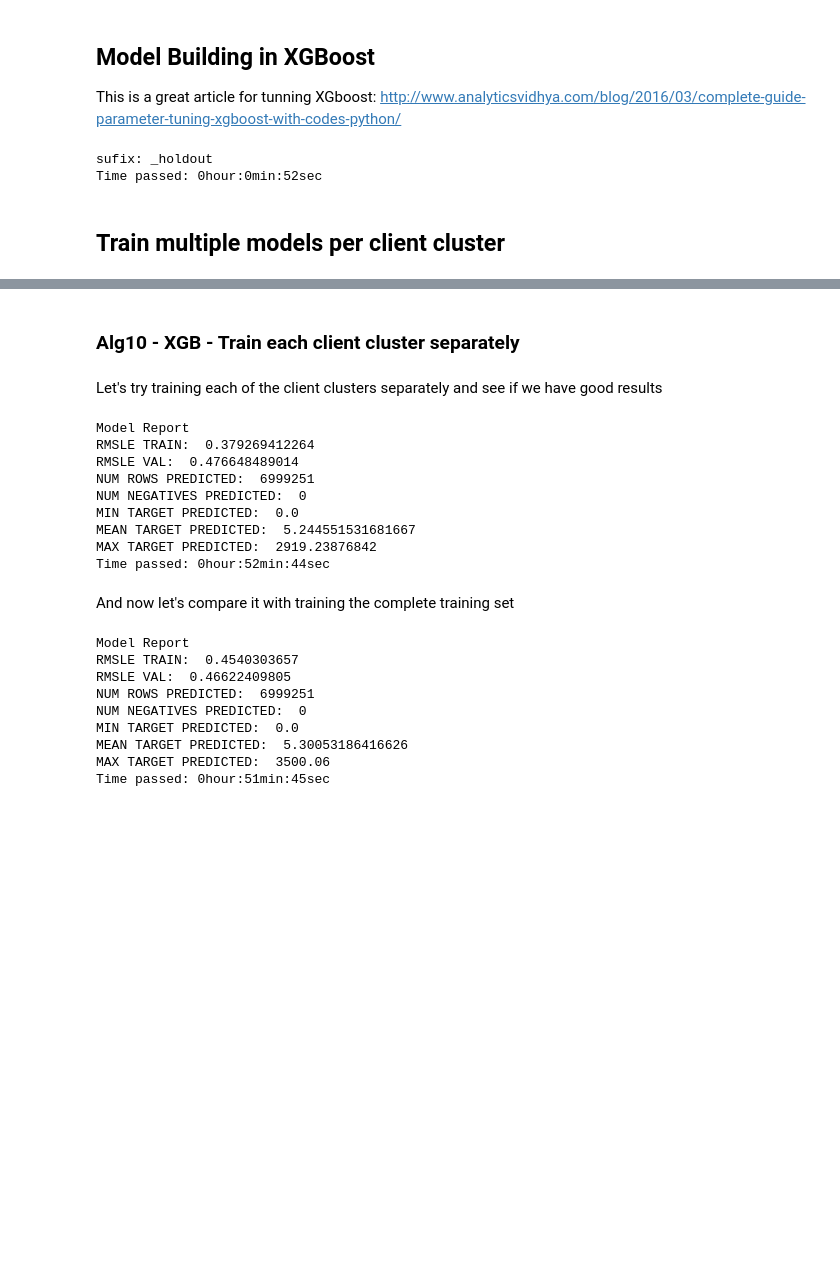
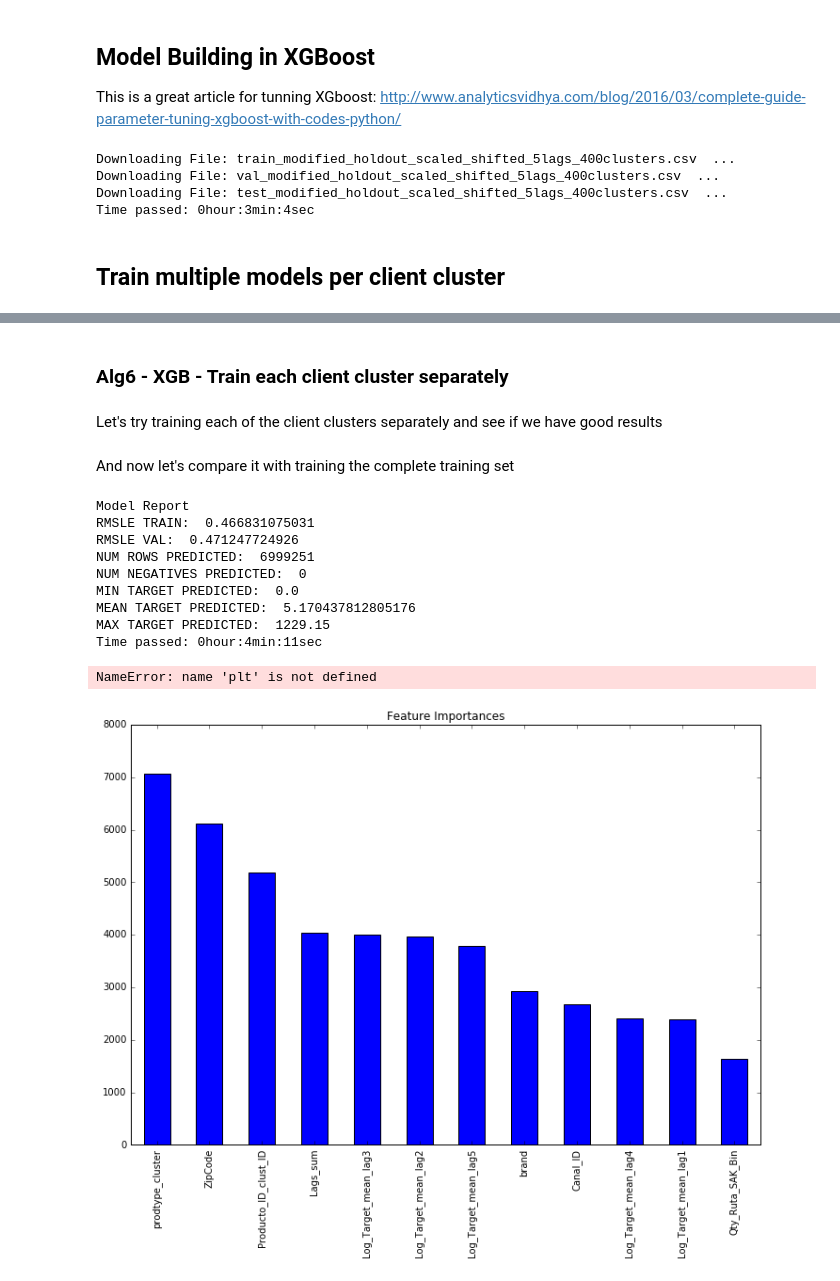
Before and after one commit to pablomarin/kaggle-bimbo, a Jupyter notebook: Step3-Modeling-XGboost.ipynb, the cells around one changed output, grey strips where cells are left out. Saved outputs shown, nothing was run; the diff lists cells and outputs as text; code cells hidden in the pictures; blank space fills up the shorter version.

```diff
--- a/Step3-Modeling-XGboost.ipynb
+++ b/Step3-Modeling-XGboost.ipynb
@@ -39,12 +39,26 @@ scale_numericals=False
+# %%
+#Let's define variables that will define the behaviour of the whole script
+s3_path = 'http://bbts-kaggle.s3.amazonaws.com/bimbo/Pablo/'
+use_validation=True
+scale_numericals=True
+onehot_categoricals=False
+lag = 5
+num_clusters_cliente = 400
+shifted_target = True
+trimmed = False
 # %%
 #now we load our modified train and test set
 tic()
 sufix=""
 if (use_validation): sufix += "_holdout"
 if (scale_numericals): sufix += "_scaled"
-print ("sufix: "+sufix)
+if (onehot_categoricals): sufix += "_onehot"
+if (shifted_target): sufix += "_shifted"
+sufix += "_" + repr(lag) + "lags"
+sufix += "_" + repr(num_clusters_cliente) + "clusters"
 
-train = pd.read_csv("./input-data/train_modified"+sufix+".csv",
+print ('Downloading File: train_modified{}.csv  ...'.format(sufix))
+train = pd.read_csv("{}train_modified{}.csv".format(s3_path,sufix),
                     dtype = {'Canal_ID': 'int8',
                             'log_target':  'float64',
                             'Log_Target_mean_lag1': 'float64',
@@ -66,7 +80,8 @@ train = pd.read_csv("./input-data/train_modified"+sufix+".csv",
                             'Cliente_ID_clust_ID':'int32'},
                    )
 
-val = pd.read_csv("./input-data/val_modified"+sufix+".csv",
+print ('Downloading File: val_modified{}.csv  ...'.format(sufix))
+val = pd.read_csv("{}val_modified{}.csv".format(s3_path,sufix),
                     dtype = {'Canal_ID': 'int8',
                             'log_target':  'float64',
                             'Log_Target_mean_lag1': 'float64',
@@ -88,7 +103,8 @@ val = pd.read_csv("./input-data/val_modified"+sufix+".csv",
                             'Cliente_ID_clust_ID':'int32'},
                    )
 
-test = pd.read_csv("./input-data/test_modified"+sufix+".csv",
+print ('Downloading File: test_modified{}.csv  ...'.format(sufix))
+test = pd.read_csv("{}test_modified{}.csv".format(s3_path,sufix),
                     dtype = {'id': 'uint32',
                             'Canal_ID': 'int8',
                             'Log_Target_mean_lag1': 'float64',
@@ -111,8 +127,10 @@ test = pd.read_csv("./input-data/test_modified"+sufix+".csv",
                       )
 tac()
 # %% [output]
-sufix: _holdout
-Time passed: 0hour:0min:52sec
+Downloading File: train_modified_holdout_scaled_shifted_5lags_400clusters.csv  ...
+Downloading File: val_modified_holdout_scaled_shifted_5lags_400clusters.csv  ...
+Downloading File: test_modified_holdout_scaled_shifted_5lags_400clusters.csv  ...
+Time passed: 0hour:3min:4sec
 # %%
 #Define target and ID columns:
 target = 'log_target'
@@ -136,8 +154,6 @@ def model_fit(alg, ctrain, cval, ctest, predictors, target, IDcol):
     #Fit the algorithm on the data
     watchlist = [(cval[predictors], cval[target])]
     alg.fit(ctrain[predictors], ctrain[target], eval_set=watchlist, eval_metric='rmse', early_stopping_rounds=20, verbose=False)
-
-    alg.evals_result()
 
     #Predict training set:
     ctrain["predictions"] = alg.predict(ctrain[predictors])
@@ -153,7 +169,6 @@ def model_fit(alg, ctrain, cval, ctest, predictors, target, IDcol):
     ctest[target] = alg.predict(ctest[predictors])
     ctest[target] = np.maximum(ctest[target], 0) # we make all negative numbers = 0 since there cannot be a negative demand
 
-
     return ctrain[[target,"predictions"]], cval[[target,"predictions"]], ctest[[IDcol,target]]
 # %%
 def clusters_fit (alg, dtrain, dval, dtest, predictors, target, IDcol):
@@ -210,7 +239,7 @@ def report_submit(dtrain, dval, dtest, filename):
     submission.rename(columns={target: 'Demanda_uni_equil'}, inplace=True)
     submission.to_csv("./Submissions/"+filename, index=False)
 # %% [markdown]
-### Alg10 - XGB - Train each client cluster separately
+### Alg6 - XGB - Train each client cluster separately
 # %% [markdown]
 Let's try training each of the client clusters separately and see if we have good results
 # %%
@@ -223,39 +252,35 @@ model = xgb.XGBRegressor(n_estimators = 50, objective="reg:linear", learning_rat
 
 tic()
 dt, dv, dte = clusters_fit(model, train, val, test, predictors, target, IDcol)
-report_submit(dt, dv, dte, 'alg10.csv')
+report_submit(dt, dv, dte, 'alg6.csv')
 tac()
-# %% [output]
-Model Report
-RMSLE TRAIN:  0.379269412264
-RMSLE VAL:  0.476648489014
-NUM ROWS PREDICTED:  6999251
-NUM NEGATIVES PREDICTED:  0
-MIN TARGET PREDICTED:  0.0
-MEAN TARGET PREDICTED:  5.244551531681667
-MAX TARGET PREDICTED:  2919.23876842
-Time passed: 0hour:52min:44sec
 # %% [markdown]
 And now let's compare it with training the complete training set
 # %%
 predictors = ['Canal_ID', 'Log_Target_mean_lag1', 'Log_Target_mean_lag2', 'Log_Target_mean_lag3', 'Log_Target_mean_lag4',
               'Log_Target_mean_lag5','Lags_sum', 'brand', 'prodtype_cluster', 'Qty_Ruta_SAK_Bin', 'ZipCode', 'Producto_ID_clust_ID']
 
 
 model = xgb.XGBRegressor(n_estimators = 500, objective="reg:linear", learning_rate= 0.1, max_depth=10,
                          subsample=0.85,colsample_bytree=0.7)
 
 tic()
 dt, dv, dte = model_fit(model, train, val, test, predictors, target, IDcol)
-report_submit(dt, dv, dte, 'alg10.2.csv')
+report_submit(dt, dv, dte, 'alg6.2.csv')
 tac()
+
+feat_imp = pd.Series(model.booster().get_fscore()).sort_values(ascending=False)
+feat_imp.plot(kind='bar', title='Feature Importances')
+plt.plot(model.eval_results.values())
 # %% [output]
 Model Report
-RMSLE TRAIN:  0.4540303657
-RMSLE VAL:  0.46622409805
+RMSLE TRAIN:  0.466831075031
+RMSLE VAL:  0.471247724926
 NUM ROWS PREDICTED:  6999251
 NUM NEGATIVES PREDICTED:  0
 MIN TARGET PREDICTED:  0.0
-MEAN TARGET PREDICTED:  5.30053186416626
-MAX TARGET PREDICTED:  3500.06
-Time passed: 0hour:51min:45sec
+MEAN TARGET PREDICTED:  5.170437812805176
+MAX TARGET PREDICTED:  1229.15
+Time passed: 0hour:4min:11sec
+NameError: name 'plt' is not defined
+[figure, added]
```
Also changed, not shown: parts of 3 cells of this notebook, 2 other files.
